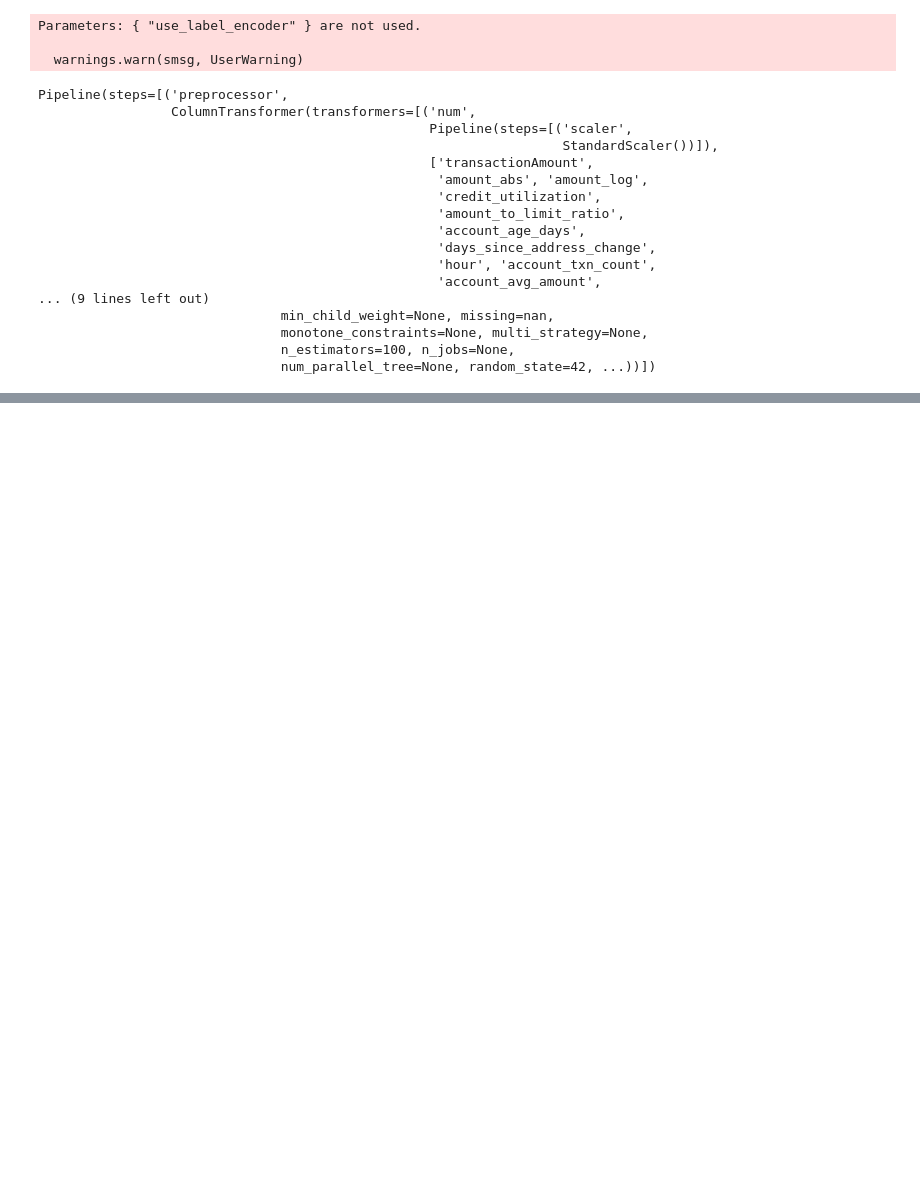
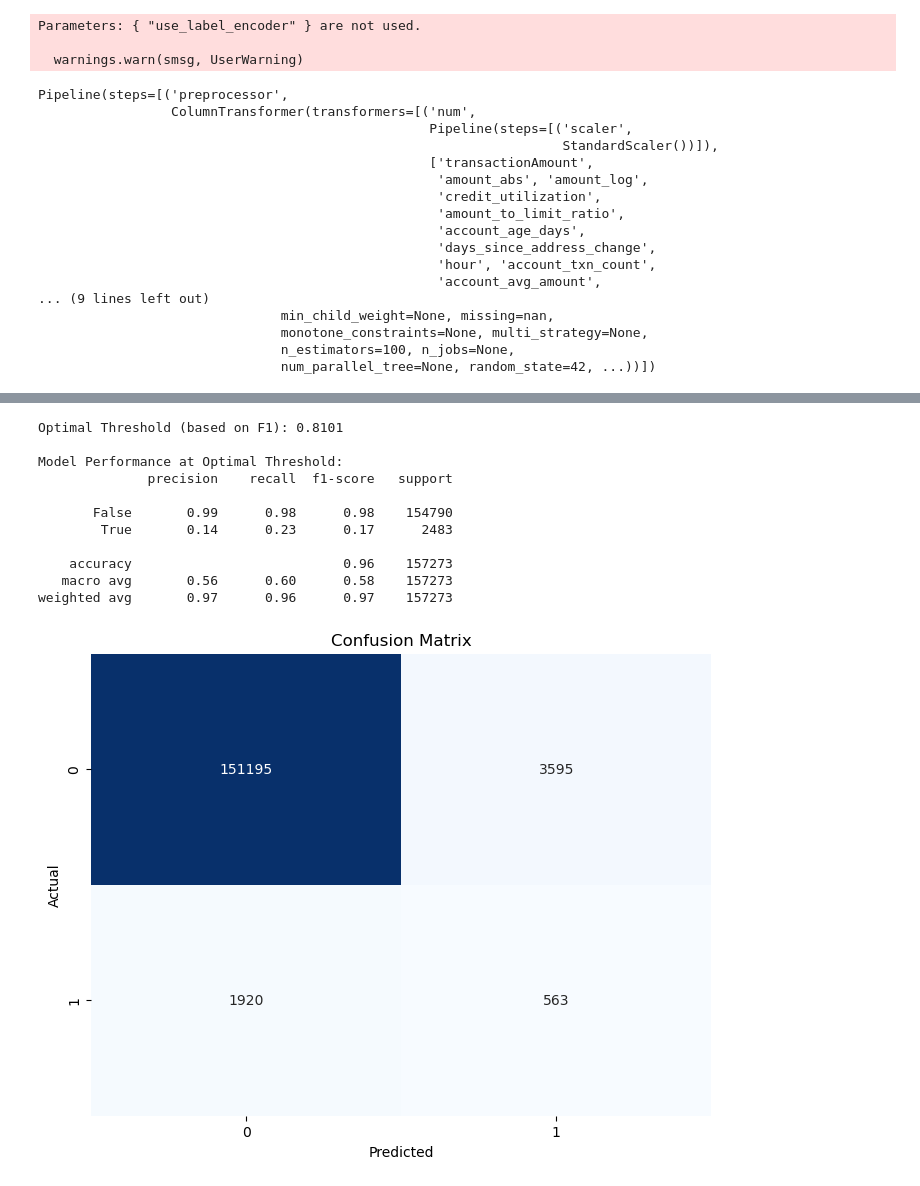
Before and after one commit to CassandraMaldonado/Deep-Dive-into-ML, a Jupyter notebook: Interview_Prep.ipynb, the cells around one changed output, grey strips where cells are left out. Drawn from its saved outputs; the diff is of its cells as text; code cells hidden in the pictures; blank space fills up the shorter version.

```diff
--- a/Interview_Prep.ipynb
+++ b/Interview_Prep.ipynb
@@ -750,0 +803,33 @@ Pipeline(steps=[('preprocessor',
+# %%
+# Optimal threshold on F1 score
+f1_scores = 2 * (precision[:-1] * recall[:-1]) / (precision[:-1] + recall[:-1])
+optimal_idx = np.argmax(f1_scores)
+optimal_threshold = thresholds[optimal_idx]
+print(f"\nOptimal Threshold (based on F1): {optimal_threshold:.4f}")
+
+# Recalculating metrics
+y_pred_optimal = (y_pred_proba >= optimal_threshold).astype(int)
+print("\nModel Performance at Optimal Threshold:")
+print(classification_report(y_test, y_pred_optimal))
+
+# Confusion matrix
+plt.figure(figsize=(8, 6))
+cm = confusion_matrix(y_test, y_pred_optimal)
+sns.heatmap(cm, annot=True, fmt='d', cmap='Blues', cbar=False)
+plt.xlabel('Predicted')
+plt.ylabel('Actual')
+plt.title('Confusion Matrix')
+plt.show()
+# %% [output]
+Optimal Threshold (based on F1): 0.8101
+
+Model Performance at Optimal Threshold:
+              precision    recall  f1-score   support
+
+       False       0.99      0.98      0.98    154790
+        True       0.14      0.23      0.17      2483
+
+    accuracy                           0.96    157273
+   macro avg       0.56      0.60      0.58    157273
+weighted avg       0.97      0.96      0.97    157273
+[figure, added]
```
Also changed, not shown: parts of 9 cells of this notebook.
